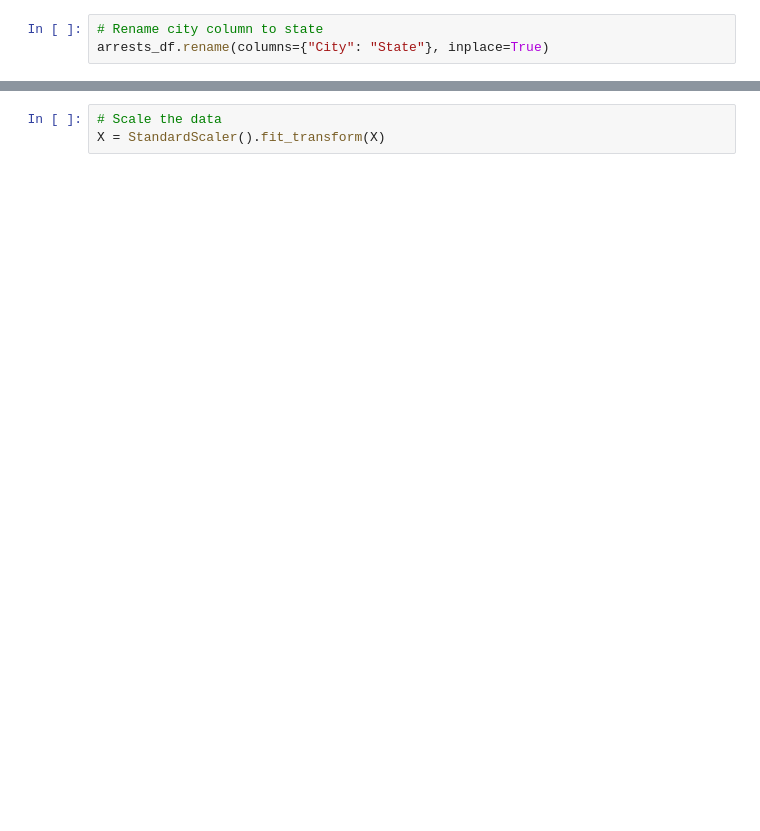
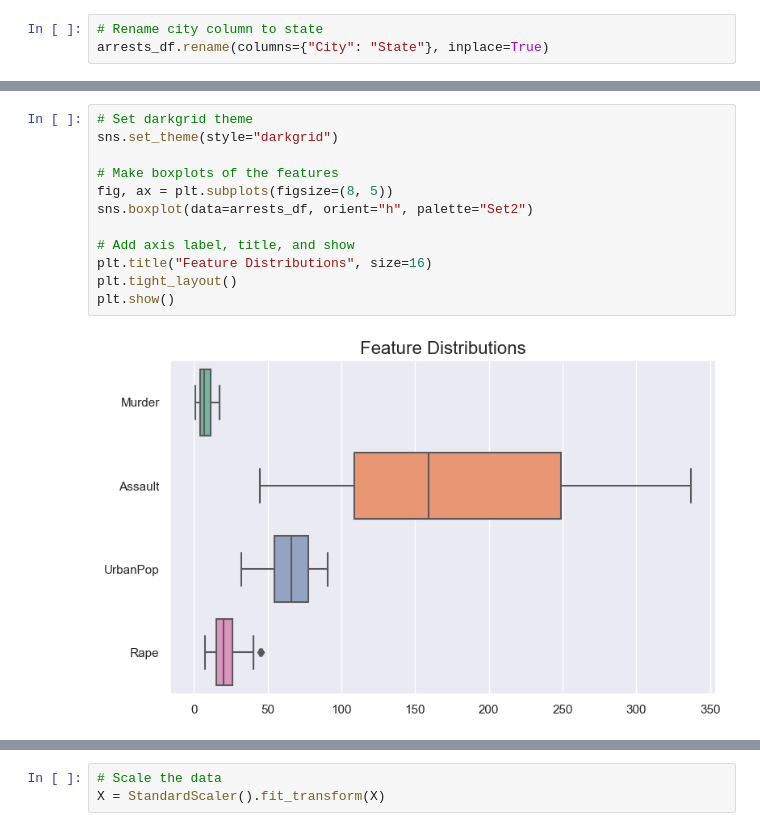
Before and after one commit to willgosnold/US_arrests, a Jupyter notebook: US_arrests.ipynb, the cells around one changed output, grey strips where cells are left out. Drawn from its saved outputs; the diff is of its cells as text; blank space fills up the shorter version.

```diff
--- a/US_arrests.ipynb
+++ b/US_arrests.ipynb
@@ -90,0 +196,14 @@ summary
+# %%
+# Set darkgrid theme
+sns.set_theme(style="darkgrid")
+
+# Make boxplots of the features
+fig, ax = plt.subplots(figsize=(8, 5))
+sns.boxplot(data=arrests_df, orient="h", palette="Set2")
+
+# Add axis label, title, and show
+plt.title("Feature Distributions", size=16)
+plt.tight_layout()
+plt.show()
+# %% [output]
+[figure, added]
```
Also changed, not shown: parts of 75 cells of this notebook, 3 other files.
